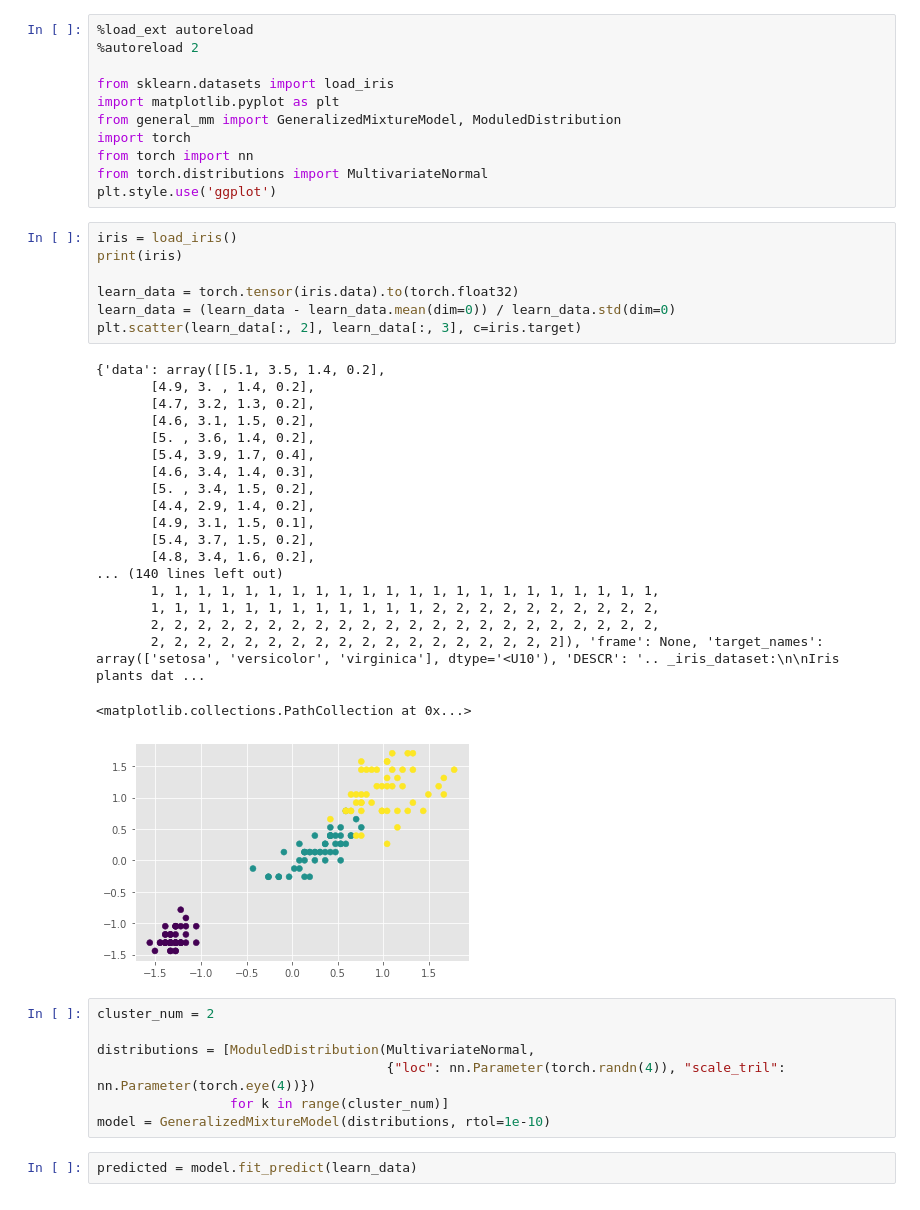
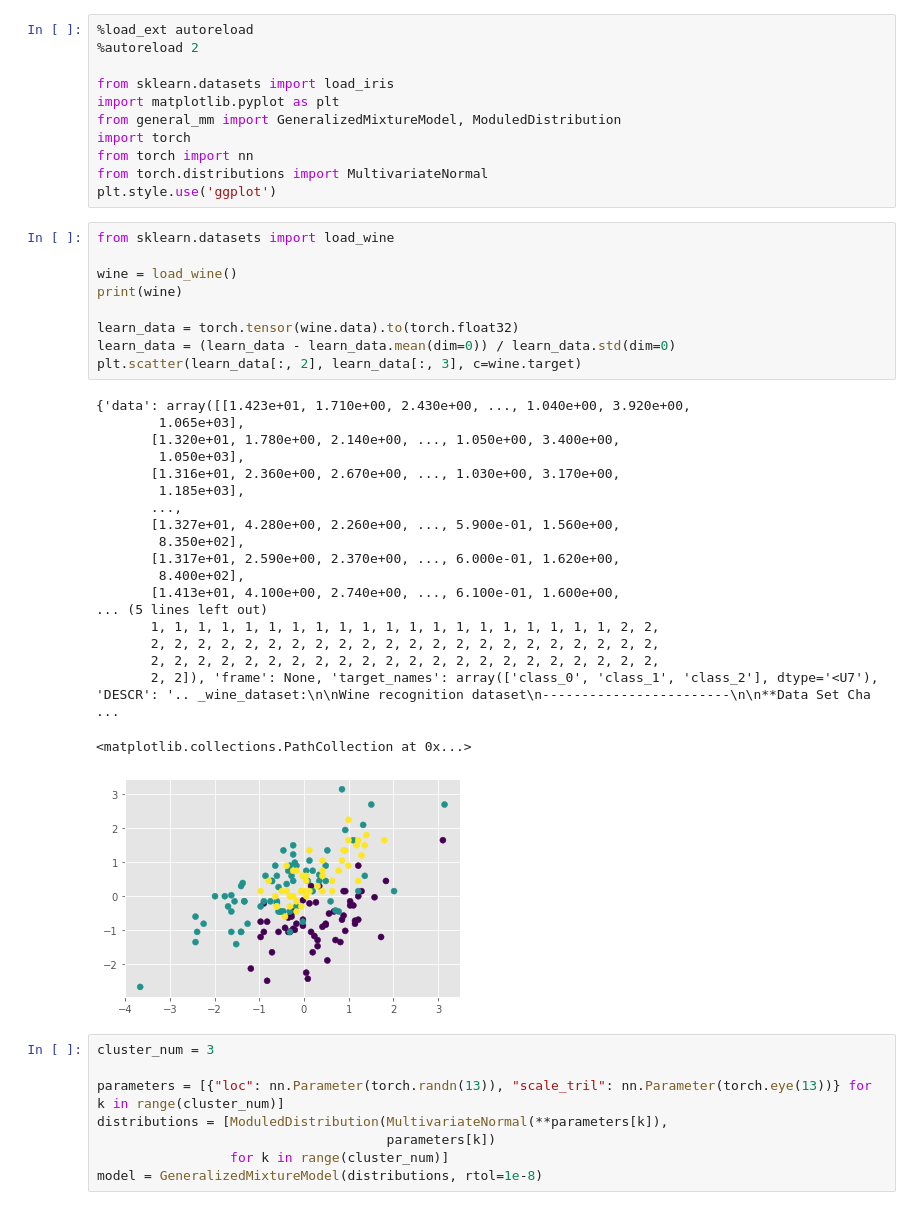
Before and after one commit to morim3/GeneralMixtureModel, a Jupyter notebook: notebooks/example_gmm.ipynb, the cells around one changed output. Drawn from its saved outputs; the diff is of its cells as text.

```diff
--- a/notebooks/example_gmm.ipynb
+++ b/notebooks/example_gmm.ipynb
@@ -10,38 +10,39 @@ from torch import nn
 from torch.distributions import MultivariateNormal
 plt.style.use('ggplot')
 # %%
-iris = load_iris()
-print(iris)
+from sklearn.datasets import load_wine
 
-learn_data = torch.tensor(iris.data).to(torch.float32)
+wine = load_wine()
+print(wine)
+
+learn_data = torch.tensor(wine.data).to(torch.float32)
 learn_data = (learn_data - learn_data.mean(dim=0)) / learn_data.std(dim=0)
-plt.scatter(learn_data[:, 2], learn_data[:, 3], c=iris.target)
+plt.scatter(learn_data[:, 2], learn_data[:, 3], c=wine.target)
 # %% [output]
-{'data': array([[5.1, 3.5, 1.4, 0.2],
-       [4.9, 3. , 1.4, 0.2],
-       [4.7, 3.2, 1.3, 0.2],
-       [4.6, 3.1, 1.5, 0.2],
-       [5. , 3.6, 1.4, 0.2],
-       [5.4, 3.9, 1.7, 0.4],
-       [4.6, 3.4, 1.4, 0.3],
-       [5. , 3.4, 1.5, 0.2],
-       [4.4, 2.9, 1.4, 0.2],
-       [4.9, 3.1, 1.5, 0.1],
-       [5.4, 3.7, 1.5, 0.2],
-       [4.8, 3.4, 1.6, 0.2],
-... (140 lines left out)
-       1, 1, 1, 1, 1, 1, 1, 1, 1, 1, 1, 1, 1, 1, 1, 1, 1, 1, 1, 1, 1, 1,
-       1, 1, 1, 1, 1, 1, 1, 1, 1, 1, 1, 1, 2, 2, 2, 2, 2, 2, 2, 2, 2, 2,
+{'data': array([[1.423e+01, 1.710e+00, 2.430e+00, ..., 1.040e+00, 3.920e+00,
+        1.065e+03],
+       [1.320e+01, 1.780e+00, 2.140e+00, ..., 1.050e+00, 3.400e+00,
+        1.050e+03],
+       [1.316e+01, 2.360e+00, 2.670e+00, ..., 1.030e+00, 3.170e+00,
+        1.185e+03],
+       ...,
+       [1.327e+01, 4.280e+00, 2.260e+00, ..., 5.900e-01, 1.560e+00,
+        8.350e+02],
+       [1.317e+01, 2.590e+00, 2.370e+00, ..., 6.000e-01, 1.620e+00,
+        8.400e+02],
+       [1.413e+01, 4.100e+00, 2.740e+00, ..., 6.100e-01, 1.600e+00,
+... (5 lines left out)
+       1, 1, 1, 1, 1, 1, 1, 1, 1, 1, 1, 1, 1, 1, 1, 1, 1, 1, 1, 1, 2, 2,
        2, 2, 2, 2, 2, 2, 2, 2, 2, 2, 2, 2, 2, 2, 2, 2, 2, 2, 2, 2, 2, 2,
-       2, 2, 2, 2, 2, 2, 2, 2, 2, 2, 2, 2, 2, 2, 2, 2, 2, 2]), 'frame': None, 'target_names': array(['setosa', 'versicolor', 'virginica'], dtype='<U10'), 'DESCR': '.. _iris_dataset:\n\nIris plants dat ...
+       2, 2, 2, 2, 2, 2, 2, 2, 2, 2, 2, 2, 2, 2, 2, 2, 2, 2, 2, 2, 2, 2,
+       2, 2]), 'frame': None, 'target_names': array(['class_0', 'class_1', 'class_2'], dtype='<U7'), 'DESCR': '.. _wine_dataset:\n\nWine recognition dataset\n------------------------\n\n**Data Set Cha ...
 <matplotlib.collections.PathCollection at 0x...>
-[figure, old version]
+[figure, new version]
 # %%
-cluster_num = 2
+cluster_num = 3
 
-distributions = [ModuledDistribution(MultivariateNormal,
-                                     {"loc": nn.Parameter(torch.randn(4)), "scale_tril": nn.Parameter(torch.eye(4))})
+parameters = [{"loc": nn.Parameter(torch.randn(13)), "scale_tril": nn.Parameter(torch.eye(13))} for k in range(cluster_num)]
+distributions = [ModuledDistribution(MultivariateNormal(**parameters[k]),
+                                     parameters[k])
                  for k in range(cluster_num)]
-model = GeneralizedMixtureModel(distributions, rtol=1e-10)
+model = GeneralizedMixtureModel(distributions, rtol=1e-8)
-# %%
-predicted = model.fit_predict(learn_data)
```
Also changed, not shown: parts of 5 cells of this notebook, 3 other files.
